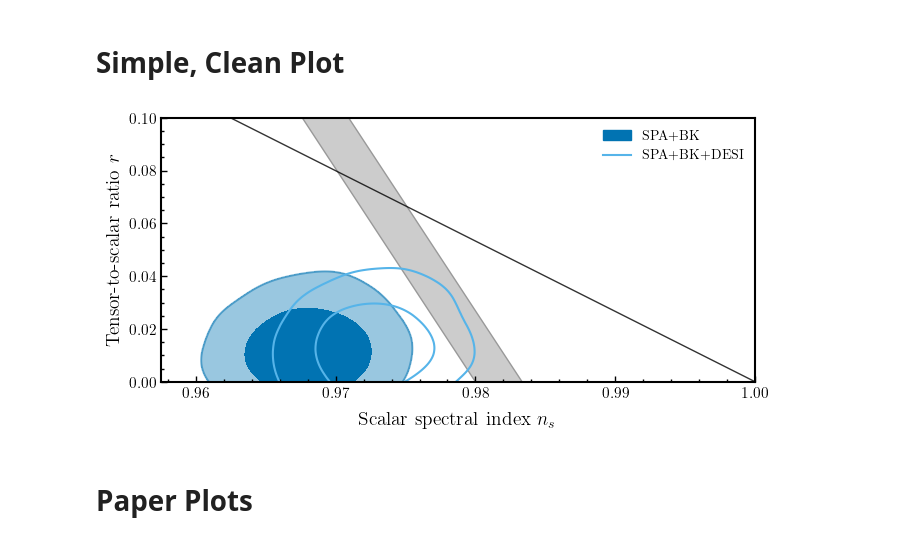
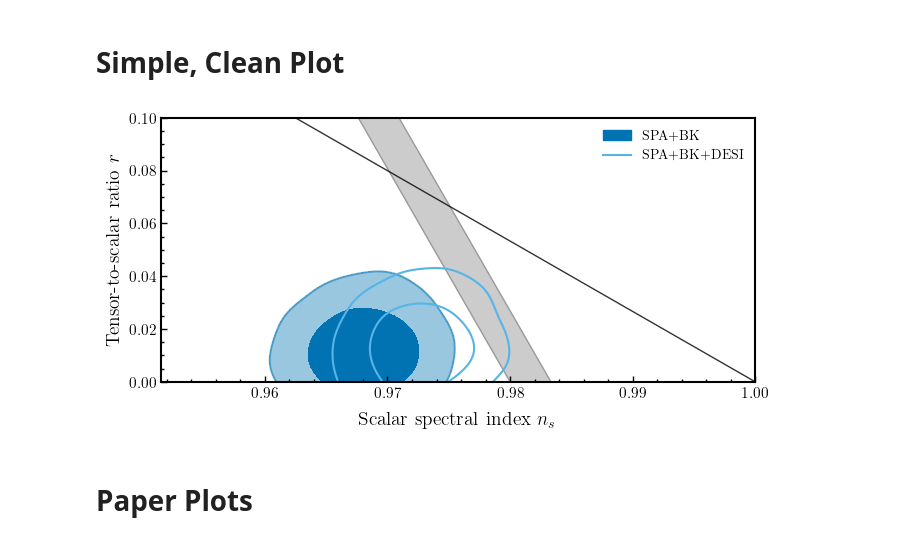
Before and after one commit to Lbalkenhol/r_ns_2025, a Jupyter notebook: r_ns_plot.ipynb, the cells around one changed output. Cells and saved outputs as stored; diff of their text form; code cells hidden in the pictures.

```diff
--- a/r_ns_plot.ipynb
+++ b/r_ns_plot.ipynb
@@ -52,35 +52,35 @@ plt.close()
 g = plots.get_single_plotter(width_inch=2.0*3.464, ratio=0.5)
 g.settings.legend_frame = False
 ax = plt.gca()
 
 # Data constraints
 all_dat = ["SPA_BK", "SPA_BK_DESI"]
 g.plot_2d([chains[dat] for dat in all_dat],
           ["ns", "r"],
           colors=[style_dict[dat]["colour"] for dat in all_dat],
           ls=[style_dict[dat]["ls"] for dat in all_dat],
           lws=[style_dict[dat]["lw"] for dat in all_dat],
           filled=[style_dict[dat]["filled"] for dat in all_dat])
 
 # Add theory elements
 add_efold_shading(ax, N_range=(50, 60), ns_range=(0.96, 1.0))
 add_concave_convex_divide(ax, ns_range=(0.96, 1.0))
 
 # Legend
 g.add_legend(["SPA+BK", "SPA+BK+DESI"], fontsize=10)
 
 # Axis setup
 ax.set_ylim((0, 0.1))
-ax.set_xlim((0.9575, 1.0))
+ax.set_xlim((0.9515, 1.0))
 ax.xaxis.set_minor_locator(AutoMinorLocator())
 ax.yaxis.set_minor_locator(AutoMinorLocator())
 ax.set_ylabel("Tensor-to-scalar ratio $r$")
 ax.set_xlabel("Scalar spectral index $n_s$")
 
 plt.tight_layout()
 plt.show()
 # %% [output]
-[figure, old version]
+[figure, new version]
 # %% [markdown]
 # Paper Plots
 # %% [markdown]
```
Also changed, not shown: parts of 3 cells of this notebook, 5 other files.
